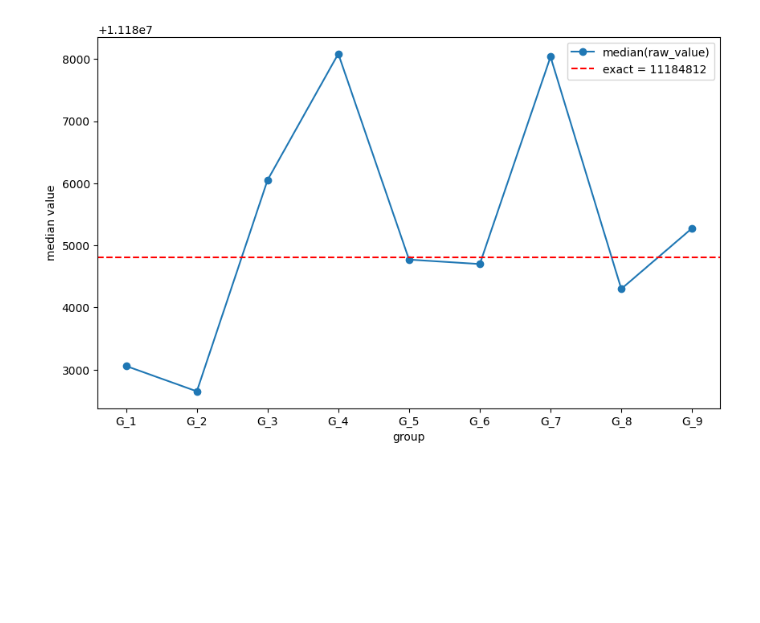
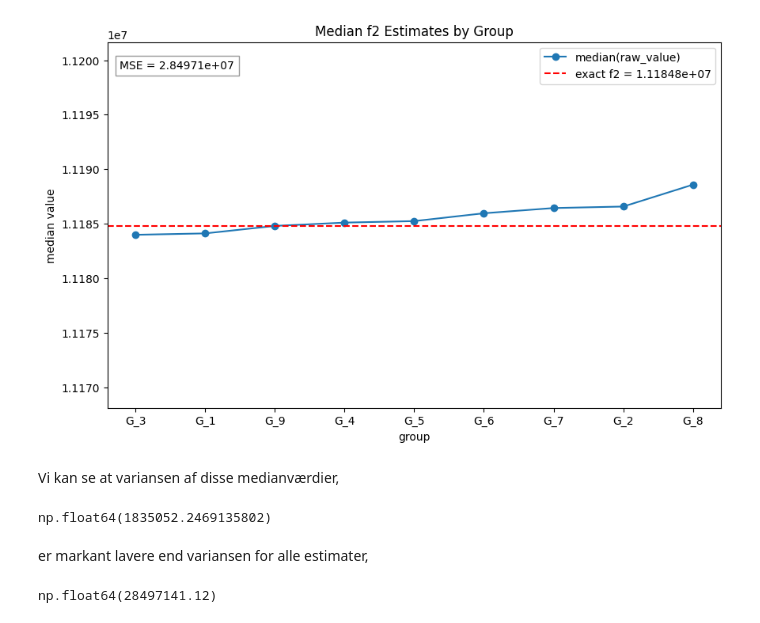
Before and after one commit to BimmerBass/RAD2026, a Jupyter notebook: plots.ipynb, the cells around one changed output. Drawn from its saved outputs; the diff is of its cells as text; code cells hidden in the pictures; blank space fills up the shorter version.

```diff
--- a/plots.ipynb
+++ b/plots.ipynb
@@ -56,23 +91,37 @@ groups
 # %%
-# Compute medians per grouping and plot like the first figure
-if 'groups' in globals():
-    group_labels = list(groups.keys())
-    medians = [pd.Series(values).median() for values in groups.values()]
-else:
-    group_size = globals().get('group_size', 11)
-    raw_values = df['raw_value'].values
-    num_groups = len(raw_values) // group_size
-    group_labels = [f'G_{i+1}' for i in range(num_groups)]
-    medians = [pd.Series(raw_values[i*group_size:(i+1)*group_size]).median() for i in range(num_groups)]
+group_size = globals().get('group_size', 11)
+raw_values = df['raw_value'].values
+num_groups = len(raw_values) // group_size
+kvps = {f"G_{i+1}": pd.Series(raw_values[i*group_size:(i+1)*group_size]).median() for i in range(num_groups)}
+kvps = {k:v for k,v in sorted(kvps.items(), key=lambda item: item[1])}
+group_labels = list(kvps.keys())
+medians = list(kvps.values())
 
-exact_value = df['exact'].iloc[0]
+exact_f2_value = df['exact'].iloc[0]
+mse_value = df['mse'].iloc[0]
 
 plt.figure(figsize=(10, 6))
 plt.plot(group_labels, medians, marker='o', linestyle='-', label='median(raw_value)')
-plt.axhline(y=exact_value, color='r', linestyle='--', label=f'exact')
+plt.axhline(y=exact_f2_value, color='r', linestyle='--', label=f'exact f2 = {exact_f2_value:.6g}')
+plt.title('Median f2 Estimates by Group')
+plt.ylim(globals().get('sorted_f2_ylim', plt.gca().get_ylim()))
+plt.gca().text(0.02, 0.95, f'MSE = {mse_value:.6g}', transform=plt.gca().transAxes, va='top', bbox=dict(facecolor='white', alpha=0.8, edgecolor='gray'))
 plt.xlabel('group')
 plt.ylabel('median value')
 plt.legend()
 plt.show()
 # %% [output]
-[figure, old version]
+[figure, new version]
+# %% [markdown]
+Vi kan se at variansen af disse medianværdier,
+# %%
+import numpy as np
+np.array(medians).var(ddof=0)
+# %% [output]
+np.float64(1835052.2469135802)
+# %% [markdown]
+er markant lavere end variansen for alle estimater,
+# %%
+mse_value
+# %% [output]
+np.float64(28497141.12)
```
Also changed, not shown: parts of 7 cells of this notebook, 4 other files.
